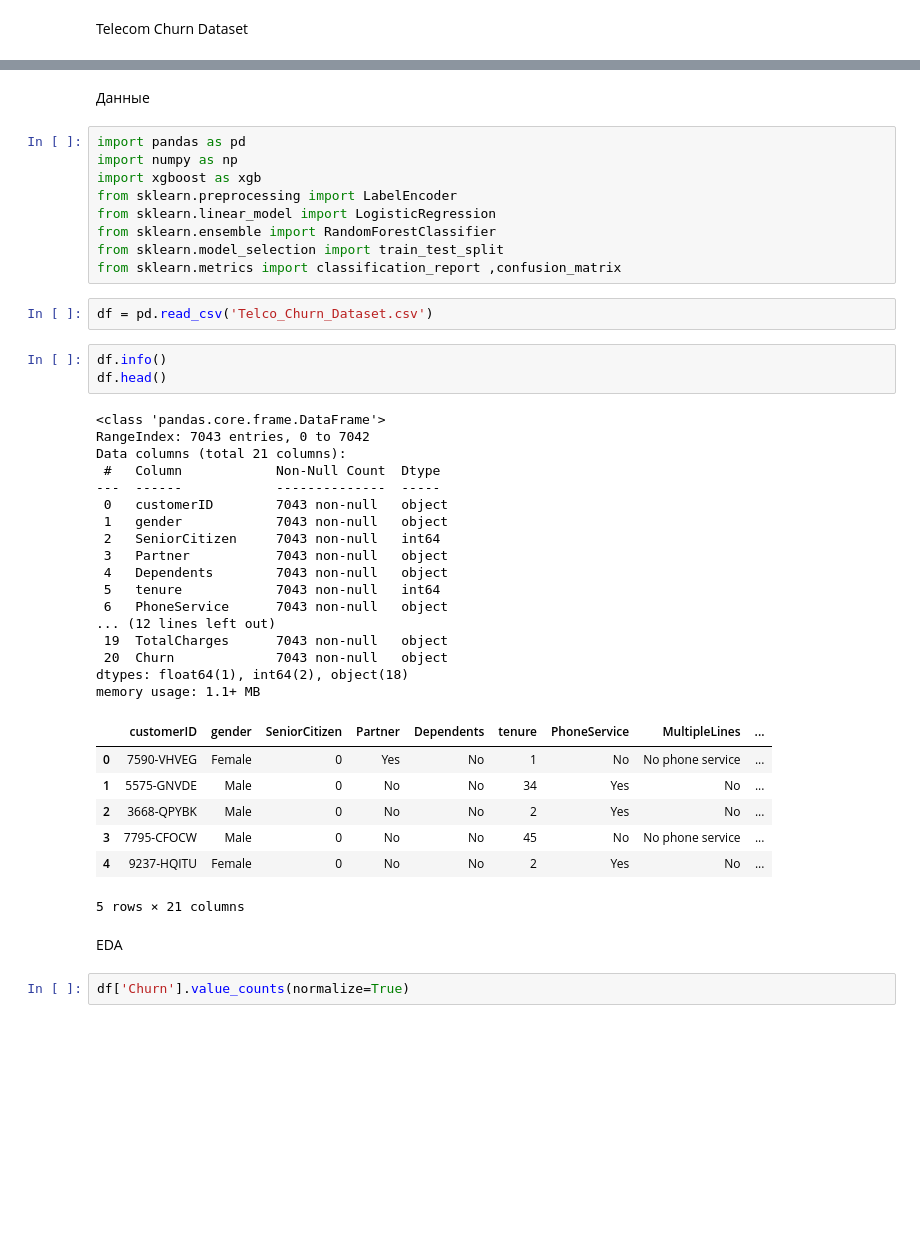
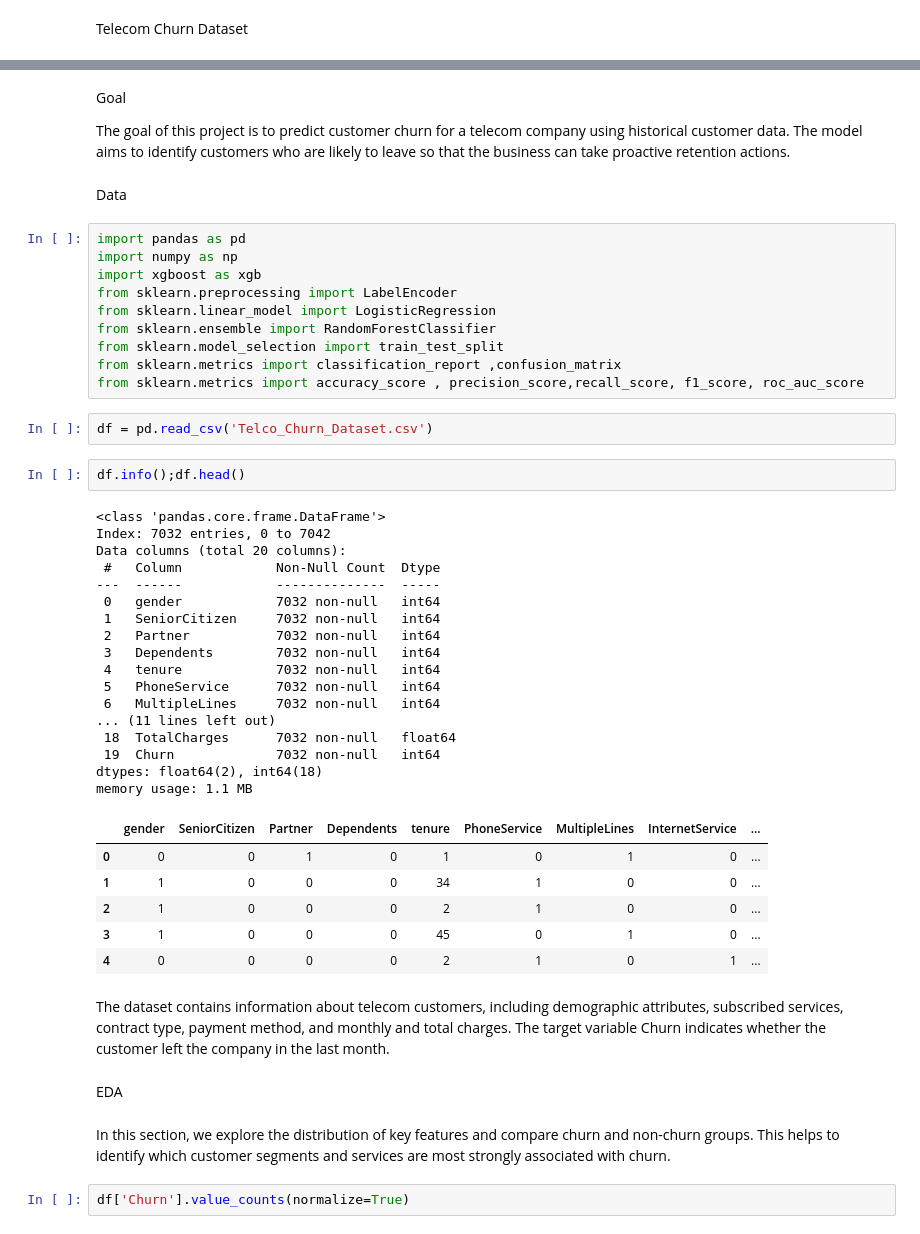
Before and after one commit to thebraeder/Telecom-Churn-Dataset, a Jupyter notebook: 07april.ipynb, the cells around one changed output, grey strips where cells are left out. Saved outputs shown, nothing was run; the diff lists cells and outputs as text; blank space fills up the shorter version.

Commit message:
Update telco churn notebook and code

```diff
--- a/07april.ipynb
+++ b/07april.ipynb
@@ -5,5 +3,9 @@ Telecom Churn Dataset
-# %% [markdown]
-Данные
+# %% [markdown]
+Goal
+
+The goal of this project is to predict customer churn for a telecom company using historical customer data. The model aims to identify customers who are likely to leave so that the business can take proactive retention actions.
+# %% [markdown]
+Data
 # %%
 import pandas as pd
 import numpy as np
@@ -13,38 +15,41 @@ from sklearn.linear_model import LogisticRegression
 from sklearn.ensemble import RandomForestClassifier
 from sklearn.model_selection import train_test_split
 from sklearn.metrics import classification_report ,confusion_matrix
+from sklearn.metrics import accuracy_score , precision_score,recall_score, f1_score, roc_auc_score
 # %%
 df = pd.read_csv('Telco_Churn_Dataset.csv')
 # %%
-df.info()
-df.head()
+df.info();df.head()
 # %% [output]
 <class 'pandas.core.frame.DataFrame'>
-RangeIndex: 7043 entries, 0 to 7042
-Data columns (total 21 columns):
+Index: 7032 entries, 0 to 7042
+Data columns (total 20 columns):
  #   Column            Non-Null Count  Dtype
 ---  ------            --------------  -----
- 0   customerID        7043 non-null   object
- 1   gender            7043 non-null   object
- 2   SeniorCitizen     7043 non-null   int64
- 3   Partner           7043 non-null   object
- 4   Dependents        7043 non-null   object
- 5   tenure            7043 non-null   int64
- 6   PhoneService      7043 non-null   object
-... (12 lines left out)
- 19  TotalCharges      7043 non-null   object
- 20  Churn             7043 non-null   object
-dtypes: float64(1), int64(2), object(18)
-memory usage: 1.1+ MB
+ 0   gender            7032 non-null   int64
+ 1   SeniorCitizen     7032 non-null   int64
+ 2   Partner           7032 non-null   int64
+ 3   Dependents        7032 non-null   int64
+ 4   tenure            7032 non-null   int64
+ 5   PhoneService      7032 non-null   int64
+ 6   MultipleLines     7032 non-null   int64
+... (11 lines left out)
+ 18  TotalCharges      7032 non-null   float64
+ 19  Churn             7032 non-null   int64
+dtypes: float64(2), int64(18)
+memory usage: 1.1 MB
-|  | customerID | gender | SeniorCitizen | Partner | Dependents | tenure | PhoneService | MultipleLines | ... |
-| 0 | 7590-VHVEG | Female | 0 | Yes | No | 1 | No | No phone service | ... |
-| 1 | 5575-GNVDE | Male | 0 | No | No | 34 | Yes | No | ... |
-| 2 | 3668-QPYBK | Male | 0 | No | No | 2 | Yes | No | ... |
-| 3 | 7795-CFOCW | Male | 0 | No | No | 45 | No | No phone service | ... |
-| 4 | 9237-HQITU | Female | 0 | No | No | 2 | Yes | No | ... |
+|  | gender | SeniorCitizen | Partner | Dependents | tenure | PhoneService | MultipleLines | InternetService | ... |
+| 0 | 0 | 0 | 1 | 0 | 1 | 0 | 1 | 0 | ... |
+| 1 | 1 | 0 | 0 | 0 | 34 | 1 | 0 | 0 | ... |
+| 2 | 1 | 0 | 0 | 0 | 2 | 1 | 0 | 0 | ... |
+| 3 | 1 | 0 | 0 | 0 | 45 | 0 | 1 | 0 | ... |
+| 4 | 0 | 0 | 0 | 0 | 2 | 1 | 0 | 1 | ... |
-5 rows × 21 columns
+# %% [markdown]
+The dataset contains information about telecom customers, including demographic attributes, subscribed services, contract type, payment method, and monthly and total charges. The target variable Churn indicates whether the customer left the company in the last month.
 # %% [markdown]
 EDA
+# %% [markdown]
+In this section, we explore the distribution of key features and compare churn and non-churn groups. This helps to identify which customer segments and services are most strongly associated with churn.
 # %%
 df['Churn'].value_counts(normalize=True)
 # %% [output]
```
Also changed, not shown: parts of 15 cells of this notebook.
